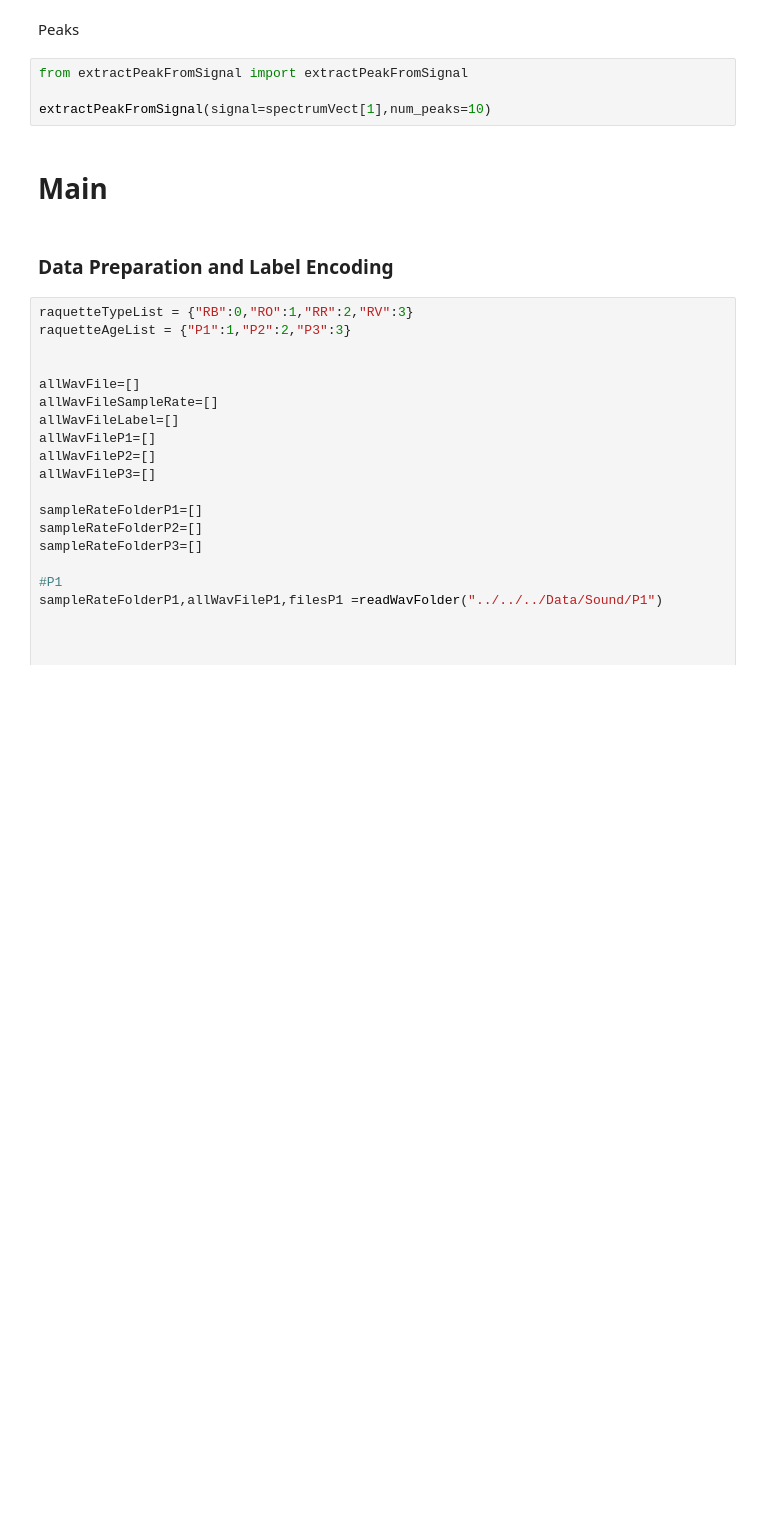
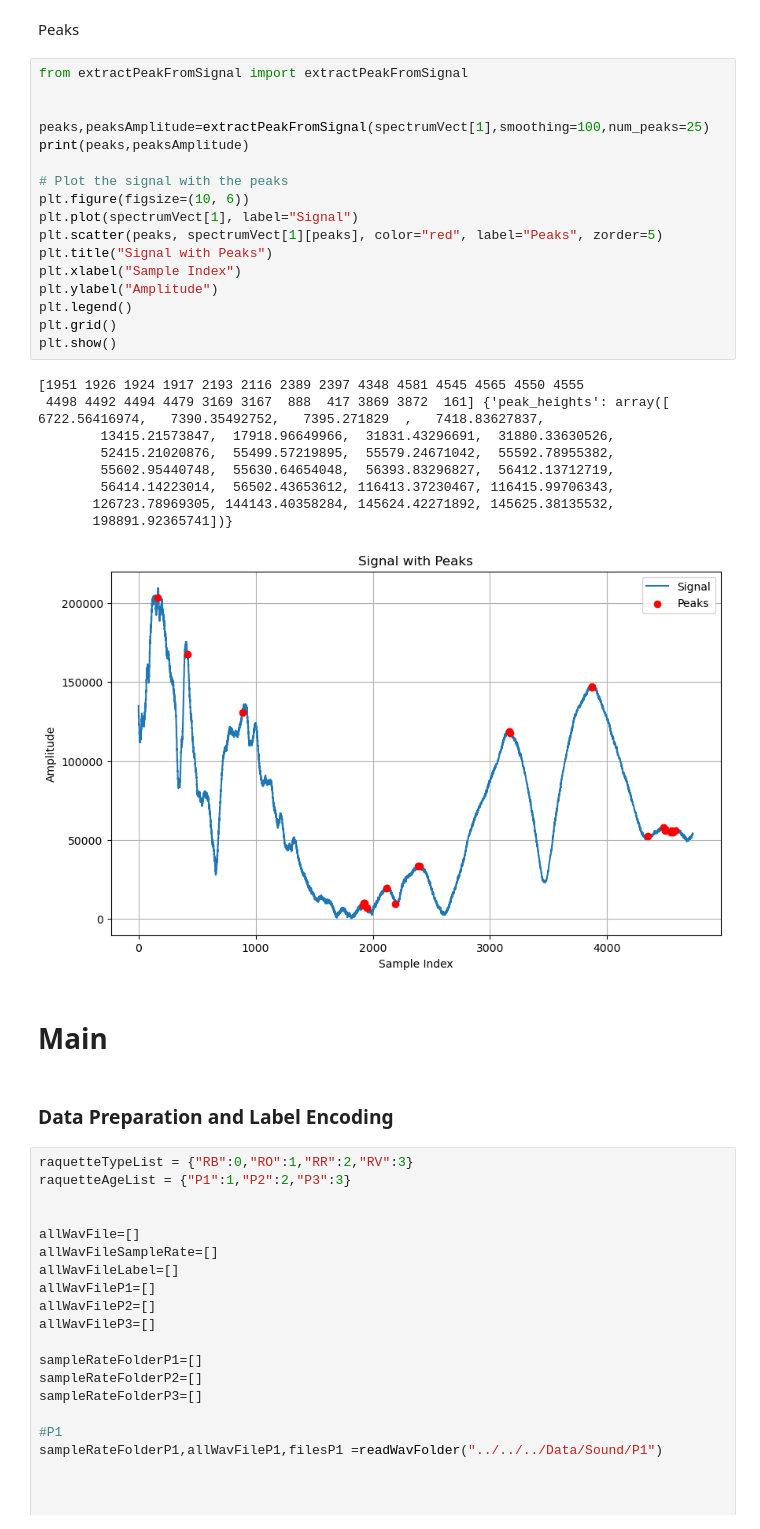
Before and after one commit to HugoMany/MLPadelProject, a Jupyter notebook: SoundPart/ModelMLAgeRacket/KNN/S_KNN_Age_P1.P2.P3_Peaks.ipynb, the cells around one changed output. Drawn from its saved outputs; the diff is of its cells as text; blank space fills up the shorter version.

```diff
--- a/SoundPart/ModelMLAgeRacket/KNN/S_KNN_Age_P1.P2.P3_Peaks.ipynb
+++ b/SoundPart/ModelMLAgeRacket/KNN/S_KNN_Age_P1.P2.P3_Peaks.ipynb
@@ -75,9 +63,32 @@ for idx, spectrum in enumerate(spectrumVect[:3]):
 # %% [markdown]
 Peaks
-# %%
-from extractPeakFromSignal import extractPeakFromSignal
-
-extractPeakFromSignal(signal=spectrumVect[1],num_peaks=10)
+# %%
+from extractPeakFromSignal import extractPeakFromSignal
+
+
+peaks,peaksAmplitude=extractPeakFromSignal(spectrumVect[1],smoothing=100,num_peaks=25)
+print(peaks,peaksAmplitude)
+
+# Plot the signal with the peaks
+plt.figure(figsize=(10, 6))
+plt.plot(spectrumVect[1], label="Signal")
+plt.scatter(peaks, spectrumVect[1][peaks], color="red", label="Peaks", zorder=5)
+plt.title("Signal with Peaks")
+plt.xlabel("Sample Index")
+plt.ylabel("Amplitude")
+plt.legend()
+plt.grid()
+plt.show()
+# %% [output]
+[1951 1926 1924 1917 2193 2116 2389 2397 4348 4581 4545 4565 4550 4555
+ 4498 4492 4494 4479 3169 3167  888  417 3869 3872  161] {'peak_heights': array([  6722.56416974,   7390.35492752,   7395.271829  ,   7418.83627837,
+        13415.21573847,  17918.96649966,  31831.43296691,  31880.33630526,
+        52415.21020876,  55499.57219895,  55579.24671042,  55592.78955382,
+        55602.95440748,  55630.64654048,  56393.83296827,  56412.13712719,
+        56414.14223014,  56502.43653612, 116413.37230467, 116415.99706343,
+       126723.78969305, 144143.40358284, 145624.42271892, 145625.38135532,
+       198891.92365741])}
+[figure, added]
 # %% [markdown]
 # Main
 # %% [markdown]
```
Also changed, not shown: parts of 6 cells of this notebook, 1 other file.
